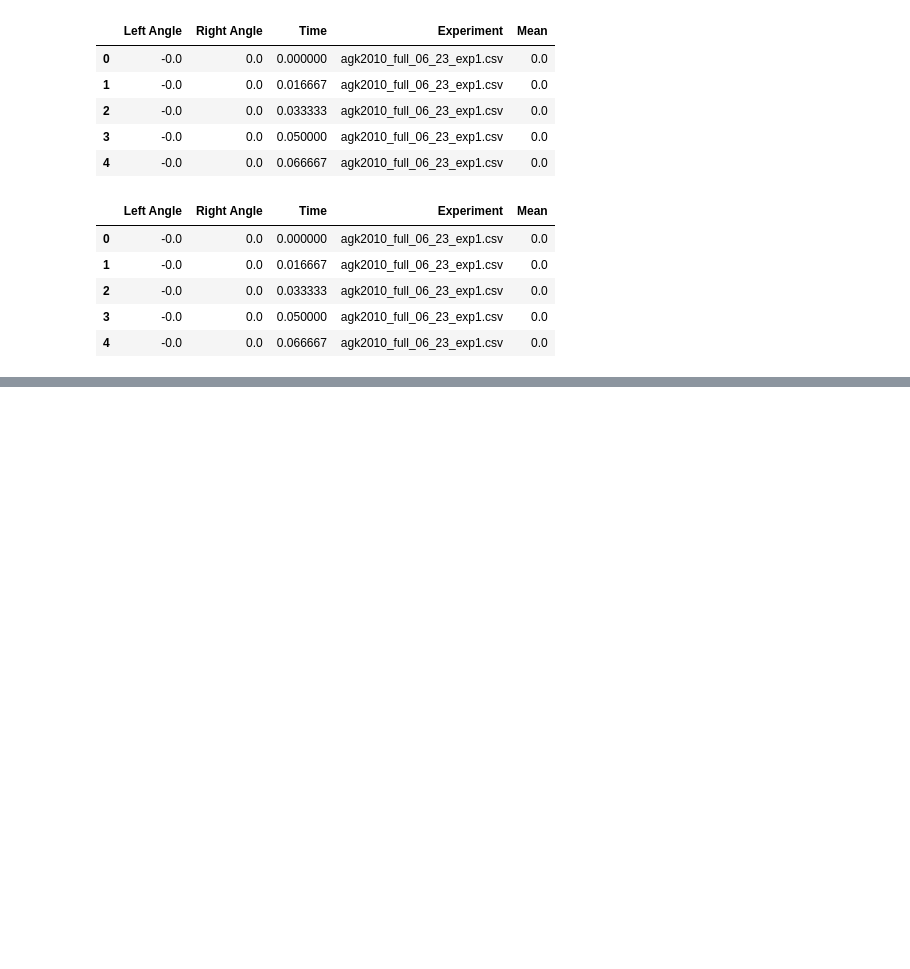
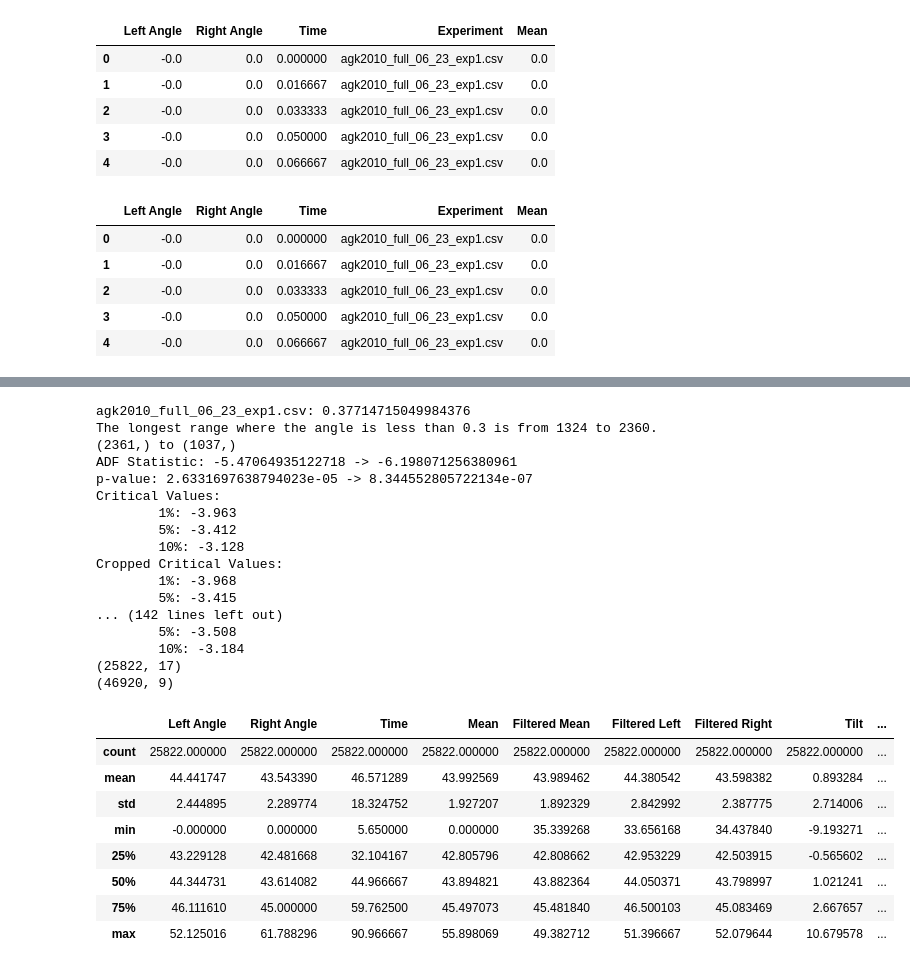
Before and after one commit to adamkolusz/slope-finder, a Jupyter notebook: src/csv_analyzer.ipynb, the cells around one changed output, grey strips where cells are left out. Drawn from its saved outputs; the diff is of its cells as text; code cells hidden in the pictures; blank space fills up the shorter version.

```diff
--- a/src/csv_analyzer.ipynb
+++ b/src/csv_analyzer.ipynb
@@ -154,0 +138,74 @@ plt.show()
+# %%
+df_filtered["Tilt"] = df_filtered["Filtered Left"] - df_filtered["Filtered Right"]
+average = {}
+
+new_df = pd.DataFrame()
+i = 0
+for value, group_df in df_filtered.groupby('Experiment'):
+    average[value] = group_df['Tilt'].mean()
+    print(f'|#####################################|')
+    print(f'{value}: {average[value]}')
+    # print(group_df.index)
+    group_df['Filtered Left'] = group_df['Filtered Left'] + average[value]/2
+    group_df['Filtered Right'] = group_df['Filtered Right'] - average[value]/2
+    group_df['Right Angle Derivative'] = group_df['Filtered Right'].diff()
+    group_df['Left Angle Derivative'] = group_df['Filtered Left'].diff()
+    group_df['Right Angle Derivative2'] = group_df['Right Angle Derivative'].diff()
+    group_df['Left Angle Derivative2'] = group_df['Left Angle Derivative'].diff()
+    group_df['R_Der'] = group_df["Left Angle Derivative"].rolling(5).std()
+    group_df['Column_Integral'] = group_df['R_Der'].rolling(10).std()
+
+    start_idx, end_idx = find_index_range(group_df, 'R_Der', 0.3)
+
+    cropped_df = group_df.loc[start_idx:end_idx]
+
+    # reversed_series = group_df['R_Der'][::-1]
+    # stable_index_reversed = (reversed_series.abs() >= 2.5).idxmax()
+    # stable_index = group_df.shape[0] - stable_index_reversed - 1
+    # print(f'Stable index: {stable_index}/{group_df.shape[0]}')
+
+    print(f"{group_df['Filtered Left'].shape} to {cropped_df['Filtered Left'].shape}")
+    result = adfuller(group_df['Filtered Left'], None, 'ct')
+    result_crop = adfuller(cropped_df['Filtered Left'], None, 'ct')
+    print(f'ADF Statistic: {result[0]} -> {result_crop[0]}')
+    print(f'p-value: {result[1]} -> {result_crop[1]}')
+    print('Critical Values:')
+    for key, value in result[4].items():
+        print('\t%s: %.3f' % (key, value))
+    print('Cropped Critical Values:')
+    for key, value in result_crop[4].items():
+        print('\t%s: %.3f' % (key, value))
+
+
+    new_df = pd.concat([new_df, cropped_df])
+
+print(new_df.shape)
+print(df_filtered.shape)
+new_df.describe()
+# %% [output]
+agk2010_full_06_23_exp1.csv: 0.37714715049984376
+The longest range where the angle is less than 0.3 is from 1324 to 2360.
+(2361,) to (1037,)
+ADF Statistic: -5.47064935122718 -> -6.198071256380961
+p-value: 2.6331697638794023e-05 -> 8.344552805722134e-07
+Critical Values:
+        1%: -3.963
+        5%: -3.412
+        10%: -3.128
+Cropped Critical Values:
+        1%: -3.968
+        5%: -3.415
+... (142 lines left out)
+        5%: -3.508
+        10%: -3.184
+(25822, 17)
+(46920, 9)
+|  | Left Angle | Right Angle | Time | Mean | Filtered Mean | Filtered Left | Filtered Right | Tilt | ... |
+| count | 25822.000000 | 25822.000000 | 25822.000000 | 25822.000000 | 25822.000000 | 25822.000000 | 25822.000000 | 25822.000000 | ... |
+| mean | 44.441747 | 43.543390 | 46.571289 | 43.992569 | 43.989462 | 44.380542 | 43.598382 | 0.893284 | ... |
+| std | 2.444895 | 2.289774 | 18.324752 | 1.927207 | 1.892329 | 2.842992 | 2.387775 | 2.714006 | ... |
+| min | -0.000000 | 0.000000 | 5.650000 | 0.000000 | 35.339268 | 33.656168 | 34.437840 | -9.193271 | ... |
+| 25% | 43.229128 | 42.481668 | 32.104167 | 42.805796 | 42.808662 | 42.953229 | 42.503915 | -0.565602 | ... |
+| 50% | 44.344731 | 43.614082 | 44.966667 | 43.894821 | 43.882364 | 44.050371 | 43.798997 | 1.021241 | ... |
+| 75% | 46.111610 | 45.000000 | 59.762500 | 45.497073 | 45.481840 | 46.500103 | 45.083469 | 2.667657 | ... |
+| max | 52.125016 | 61.788296 | 90.966667 | 55.898069 | 49.382712 | 51.396667 | 52.079644 | 10.679578 | ... |
```
Also changed, not shown: parts of 20 cells of this notebook.
